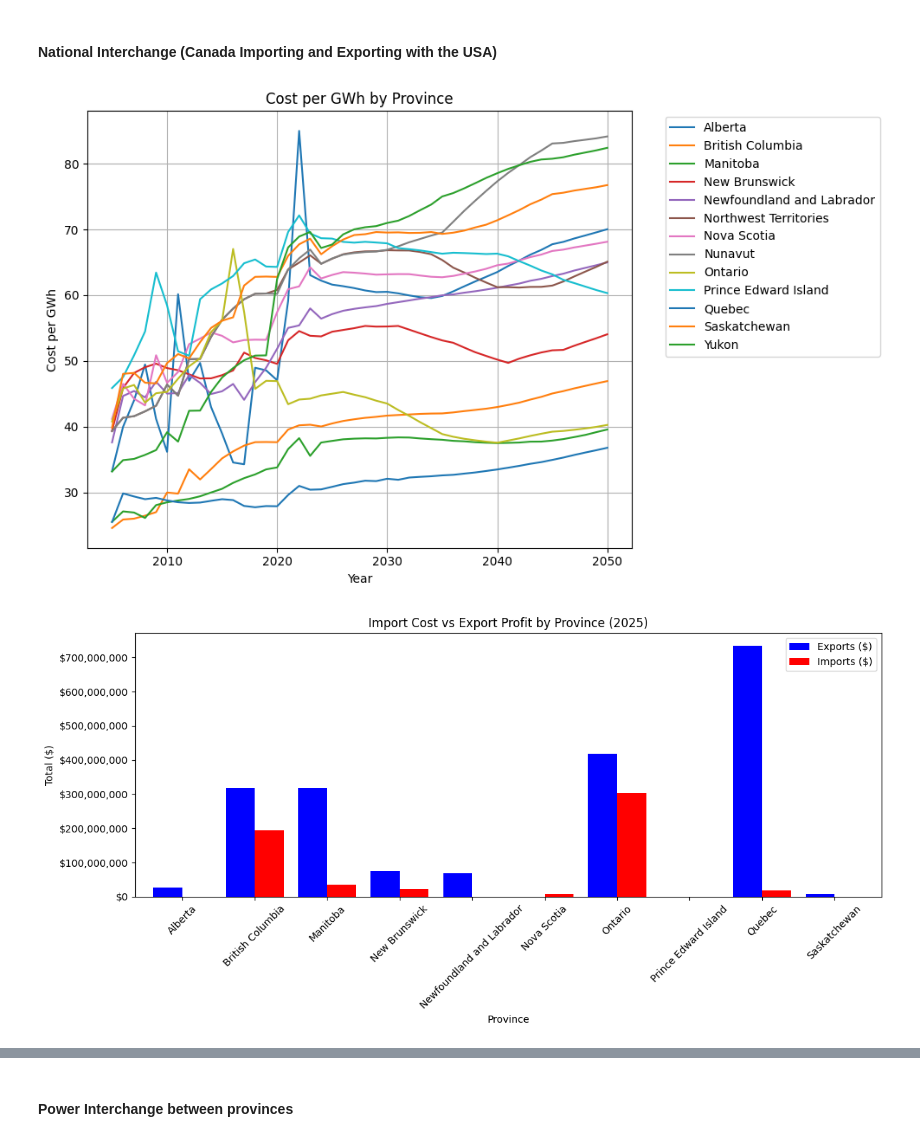
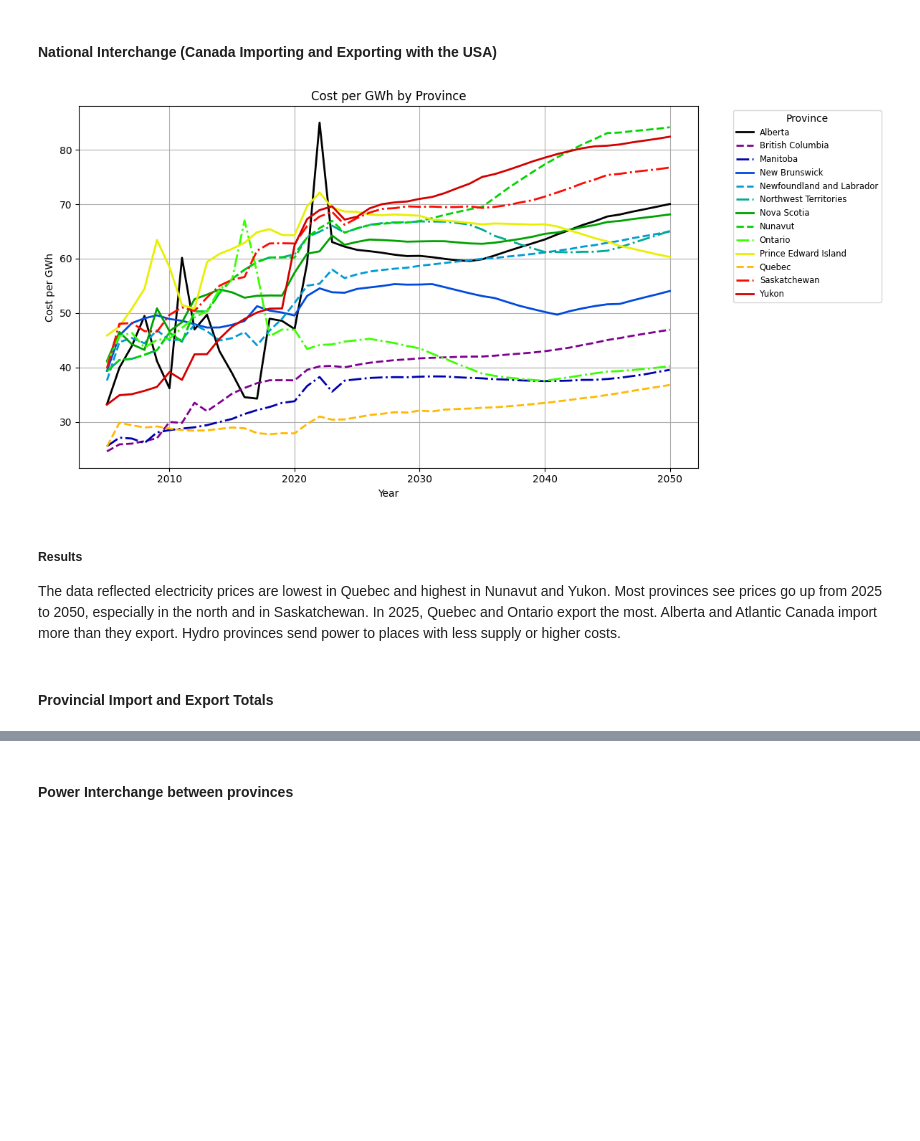
Before and after one commit to wross9959/Canada_Energy_Project, a Jupyter notebook: notebooks/main.ipynb, the cells around one changed output, grey strips where cells are left out. Drawn from its saved outputs; the diff is of its cells as text; code cells hidden in the pictures; blank space fills up the shorter version.

```diff
--- a/notebooks/main.ipynb
+++ b/notebooks/main.ipynb
@@ -86,8 +84,8 @@ def clean_generation(df, start_row, province_name, num_rows = 8):
     block = block.melt(id_vars="Energy_Type", var_name="Year", value_name="GWh")
 
     block["Province"] = province_name
-    block["Year"] = pd.to_numeric(block["Year"], errors="coerce")
-    block["GWh"] = pd.to_numeric(block["GWh"], errors="coerce")
+    block["Year"] = pd.to_numeric(block["Year"])
+    block["GWh"] = pd.to_numeric(block["GWh"])
 
     block = block.dropna(subset=["Year", "GWh"])
     block["Year"] = block["Year"].astype(int)
@@ -193,7 +191,7 @@ prices_provinces = {
     "Northwest Territories": 71,
     "Nunavut": 77,
 }
-year_filter = 2023
+year_filter = 2025
 all_province_price_data = []
 
 for province, start_row in prices_provinces.items():
@@ -203,7 +201,7 @@ for province, start_row in prices_provinces.items():
 prices_clean = pd.concat(all_province_price_data, ignore_index=True)
 power_prices_df = prices_clean
 
-# This function was used in both provincial and national data
+#  function was used in both provincial and national data
 def get_prices(df_prices, df_energy, filter_import_export="Total_Exports", year=2025):
     total_dollars = df_prices[(df_prices["Year"] == year) & (df_prices["Energy_Type"] == "Electricity")].copy()
     total_dollars["Cost_per_GWh"] = total_dollars["GWh"] * 1000
@@ -540,70 +495,56 @@ if display_lineChar_GHw_per_Capita:
 # %%
 # get the total exports by province
 def get_total_national_imports(df, year=2025):
     total_imports = df[df["Year"] == year].copy()
     total_imports = total_imports[total_imports["Energy_Type"] == "Imports"]
     total_imports = total_imports.groupby("Province", as_index=False).agg({"GWh": "sum"})
     total_imports = total_imports.rename(columns={"GWh": "Total_Imports"})
     return total_imports
 
 # get the total imports by province
 def get_total_national_exports(df, year=2025):
     total_exports = df[df["Year"] == year].copy()
     total_exports = total_exports[total_exports["Energy_Type"] == "Exports"]
     total_exports = total_exports.groupby("Province", as_index=False).agg({"GWh": "sum"})
     total_exports = total_exports.rename(columns={"GWh": "Total_Exports"})
     return total_exports
 
-# National stuff
 national_exports = get_total_national_exports(power_interchange_df, year=year_filter)
 national_imports = get_total_national_imports(power_interchange_df, year=year_filter)
 national_import_export = pd.merge(national_exports, national_imports, on="Province", how="outer")
 
 # per province prices (cause some provinces produce cheaper energy like quebec)
 def get_Price_by_Province(df_prices, year=year_filter):
     total_dollars = df_prices[df_prices["Energy_Type"] == "Electricity"].copy()
     return total_dollars
-
-# plot data
 province_energy_prices = get_Price_by_Province(power_prices_df, year=year_filter)
 pivot = province_energy_prices.pivot(index="Year", columns="Province", values="GWh")
-pivot.plot(kind="line", grid=True, figsize=(10, 6), title="Cost per GWh by Province", linewidth=1.5)
-plt.legend(bbox_to_anchor=(1.05, 1), loc="upper left")
-plt.xlabel("Year")
-plt.ylabel("Cost per GWh")
+
+num_provinces = len(pivot.columns)
+cmap = plt.get_cmap("nipy_spectral")
+colors = [cmap(i / num_provinces) for i in range(num_provinces)]
+linestyles = ['-', '--', '-.']
+fig, ax = plt.subplots(figsize=(12, 6))
+for i, province in enumerate(pivot.columns):
+    ax.plot(
+        pivot.index,
+        pivot[province],
+        label=province,
+        color=colors[i],
+        linestyle=linestyles[i % len(linestyles)],
+        linewidth=2
+    )
+ax.set_title("Cost per GWh by Province")
+ax.set_xlabel("Year")
+ax.set_ylabel("Cost per GWh")
+ax.grid(True)
+ax.legend(bbox_to_anchor=(1.05, 1), loc="upper left", fontsize="small", title="Province")
 plt.tight_layout()
 plt.show()
-
-
-
-exports_total_profit = get_prices(power_prices_df, national_import_export, filter_import_export="Total_Exports", year=year_filter)
-imports_total_cost = get_prices(power_prices_df, national_import_export, filter_import_export="Total_Imports", year=year_filter)
-
-
-combined_trade = pd.merge(
-    exports_total_profit.rename(columns={"Total_Profit": "Exports ($)"}),
-    imports_total_cost.rename(columns={"Total_Profit": "Imports ($)"}),
-    on="Province",
-    how="outer"
-).fillna(0)
-
-# canada was shown didnt want it
-combined_trade = combined_trade[combined_trade["Province"] != "Canada"]
-
-ax = combined_trade.plot(
-    x="Province",
-    kind="bar",
-    figsize=(12, 6),
-    color=["blue", "red"],
-    width=0.8,
-    title="Import Cost vs Export Profit by Province (2025)"
-)
-
-plt.ylabel("Total ($)")
-ax.yaxis.set_major_formatter(ticker.StrMethodFormatter('${x:,.0f}'))
-plt.xticks(rotation=45)
-plt.tight_layout()
-plt.show()
 # %% [output]
-[figure, old version]
+[figure, new version]
-[figure, removed]
+# %% [markdown]
+##### Results
+The data reflected electricity prices are lowest in Quebec and highest in Nunavut and Yukon. Most provinces see prices go up from 2025 to 2050, especially in the north and in Saskatchewan. In 2025, Quebec and Ontario export the most. Alberta and Atlantic Canada import more than they export. Hydro provinces send power to places with less supply or higher costs.
+# %% [markdown]
+#### Provincial Import and Export Totals
```
Also changed, not shown: parts of 17 cells of this notebook.
